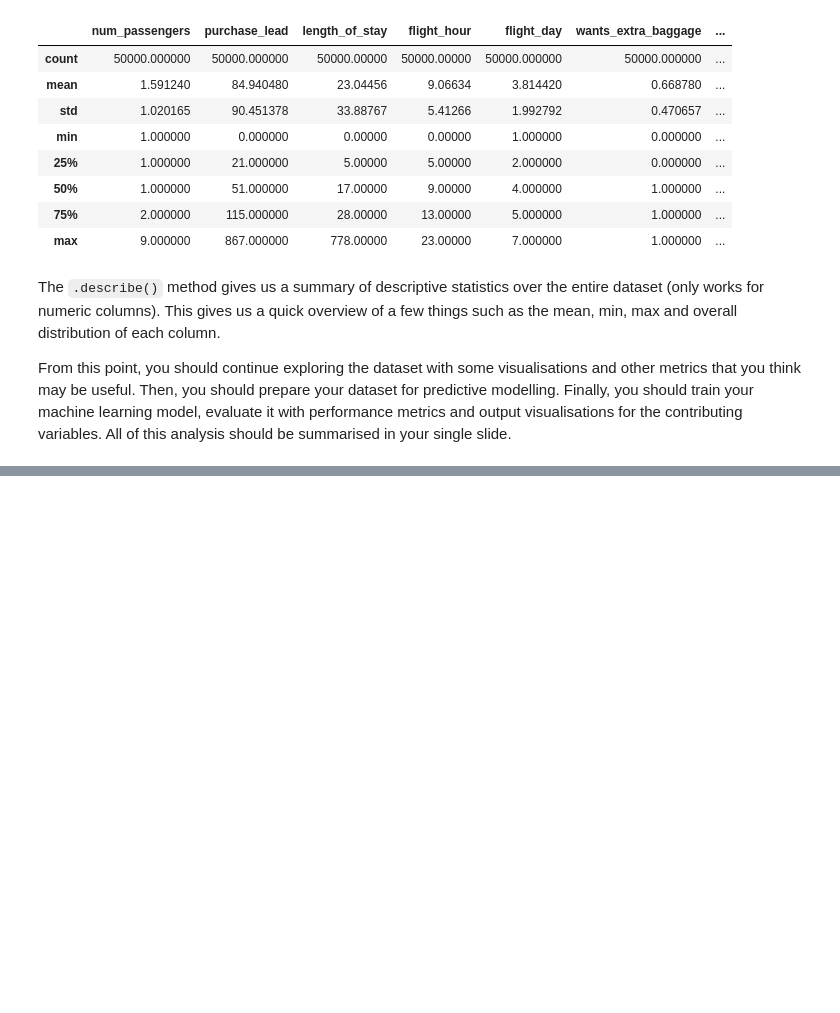
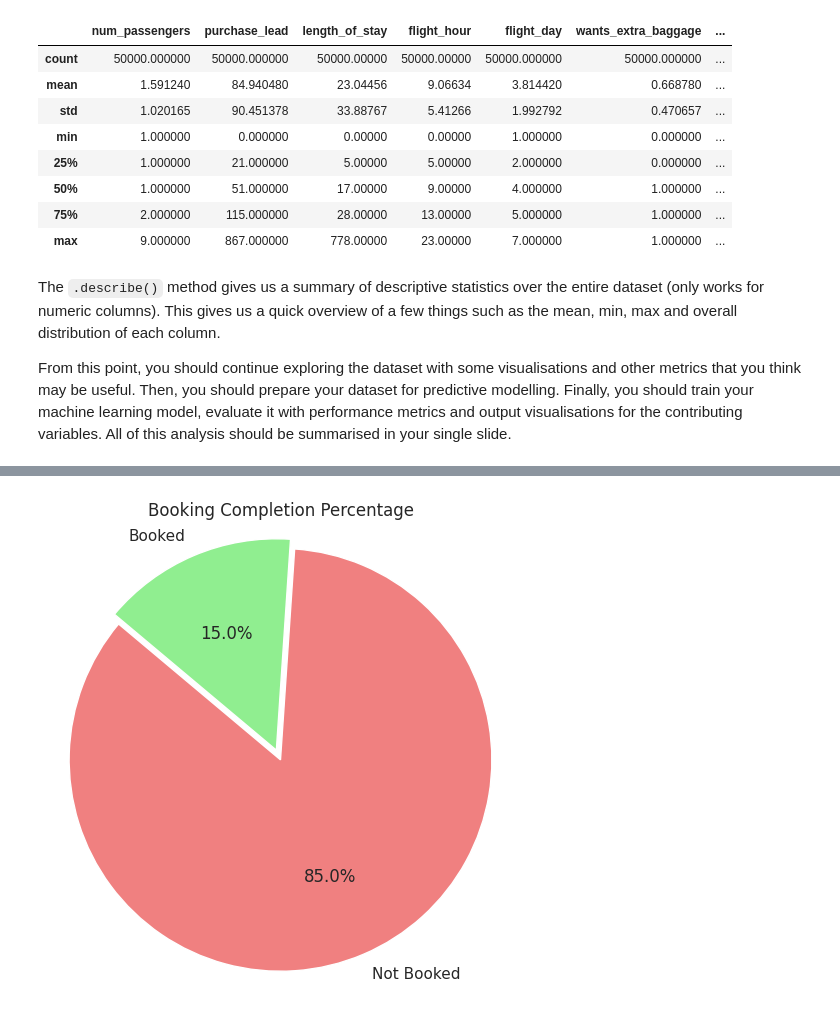
Before and after one commit to JzesatiD/british_airlines_dataproj, a Jupyter notebook: BA_ML.ipynb, the cells around one changed output, grey strips where cells are left out. Cells and saved outputs as stored; diff of their text form; code cells hidden in the pictures; blank space fills up the shorter version.

```diff
--- a/BA_ML.ipynb
+++ b/BA_ML.ipynb
@@ -124,0 +143,16 @@ From this point, you should continue exploring the dataset with some visualisati
+# %%
+# Calculate the proportions
+booking_counts = df['booking_complete'].value_counts()
+labels = ['Not Booked', 'Booked']
+sizes = booking_counts.values
+colors = ['lightcoral', 'lightgreen']
+
+# Plot the pie chart
+plt.figure(figsize=(6,6))
+plt.pie(sizes, labels=labels, autopct='%1.1f%%', startangle=140, colors=colors,
+        explode=(0, 0.05))
+plt.title("Booking Completion Percentage")
+plt.axis('equal')  # Ensures the pie is a circle
+plt.show()
+# %% [output]
+[figure, added]
```
Also changed, not shown: parts of 7 cells of this notebook.
